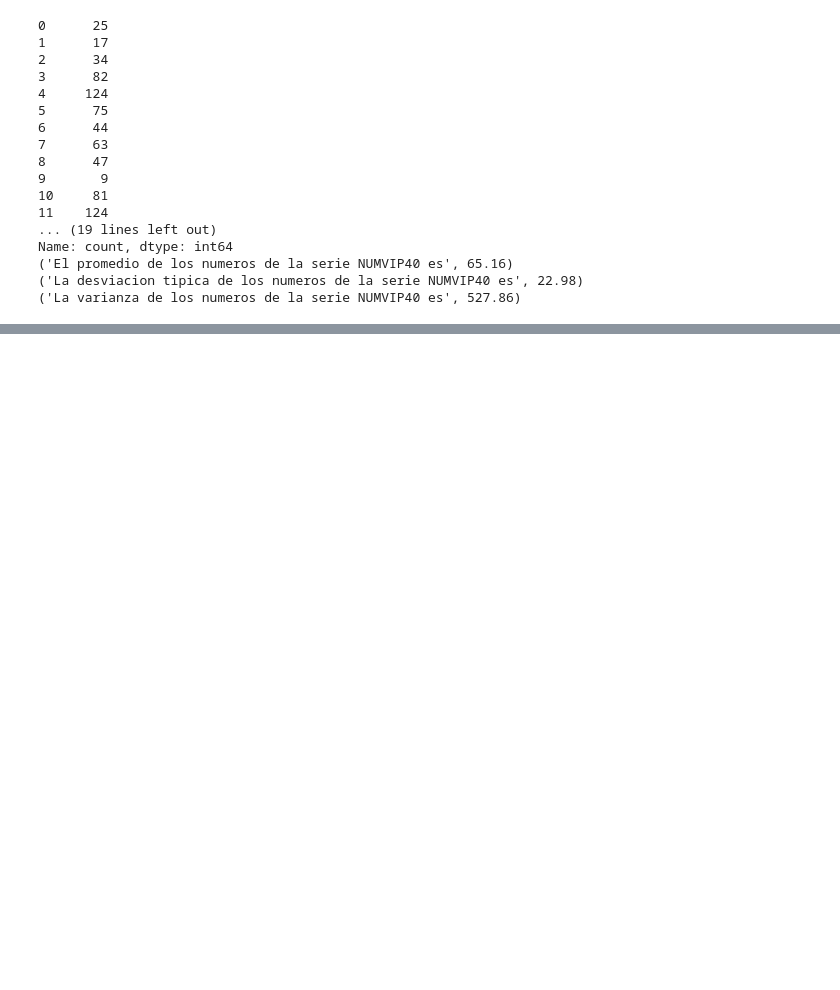
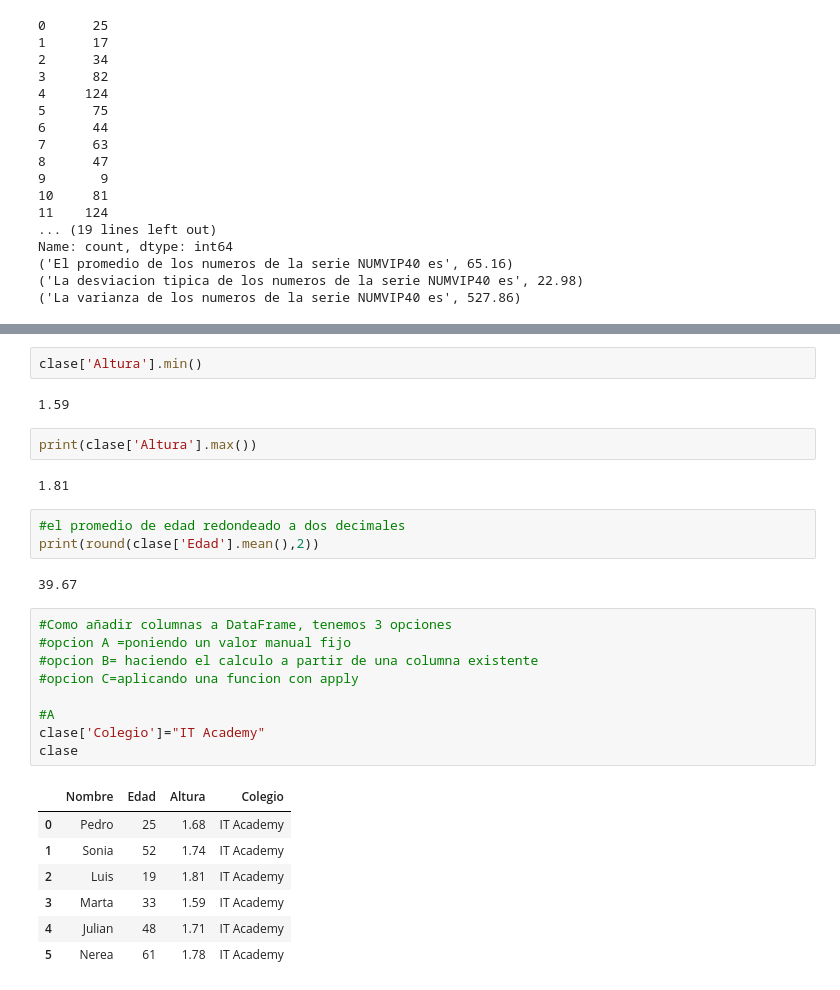
Before and after one commit to rvagelet/Python, a Jupyter notebook: 12_07_2024.ipynb, the cells around one changed output, grey strips where cells are left out. Saved outputs shown, nothing was run; the diff lists cells and outputs as text; blank space fills up the shorter version.

```diff
--- a/12_07_2024.ipynb
+++ b/12_07_2024.ipynb
@@ -297,0 +351,30 @@ Name: count, dtype: int64
+# %%
+clase['Altura'].min()
+# %% [output]
+1.59
+# %%
+print(clase['Altura'].max())
+# %% [output]
+1.81
+# %%
+#el promedio de edad redondeado a dos decimales
+print(round(clase['Edad'].mean(),2))
+# %% [output]
+39.67
+# %%
+#Como añadir columnas a DataFrame, tenemos 3 opciones
+#opcion A =poniendo un valor manual fijo
+#opcion B= haciendo el calculo a partir de una columna existente
+#opcion C=aplicando una funcion con apply
+
+#A
+clase['Colegio']="IT Academy"
+clase
+# %% [output]
+|  | Nombre | Edad | Altura | Colegio |
+| 0 | Pedro | 25 | 1.68 | IT Academy |
+| 1 | Sonia | 52 | 1.74 | IT Academy |
+| 2 | Luis | 19 | 1.81 | IT Academy |
+| 3 | Marta | 33 | 1.59 | IT Academy |
+| 4 | Julian | 48 | 1.71 | IT Academy |
+| 5 | Nerea | 61 | 1.78 | IT Academy |
```
Also changed, not shown: parts of 11 cells of this notebook.
